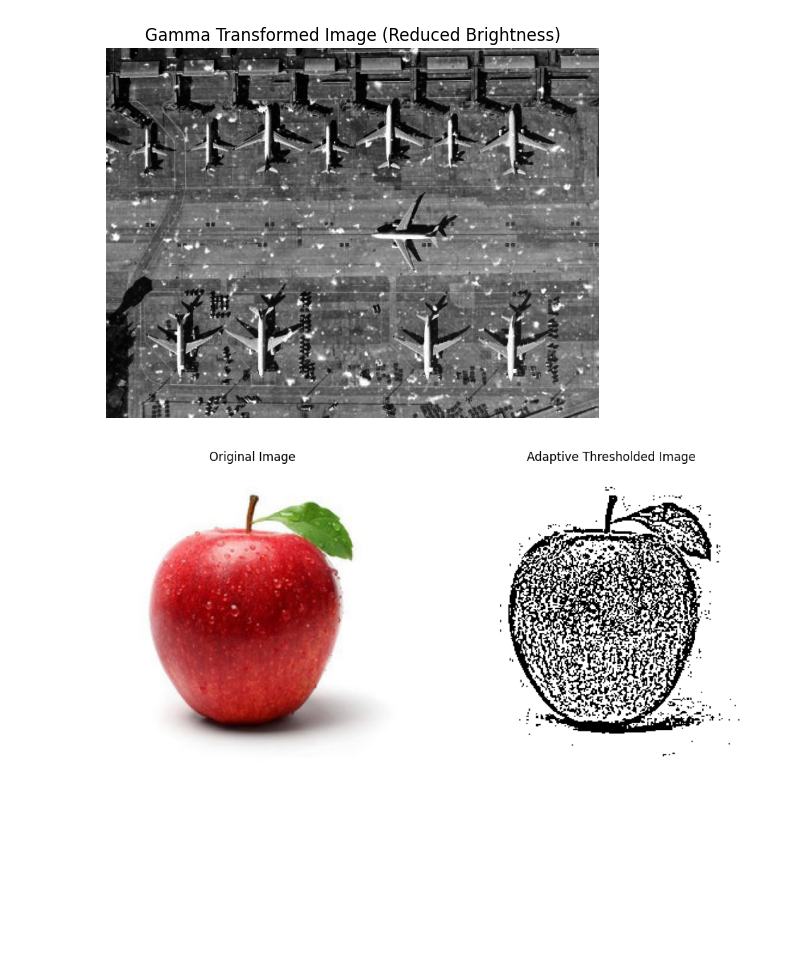
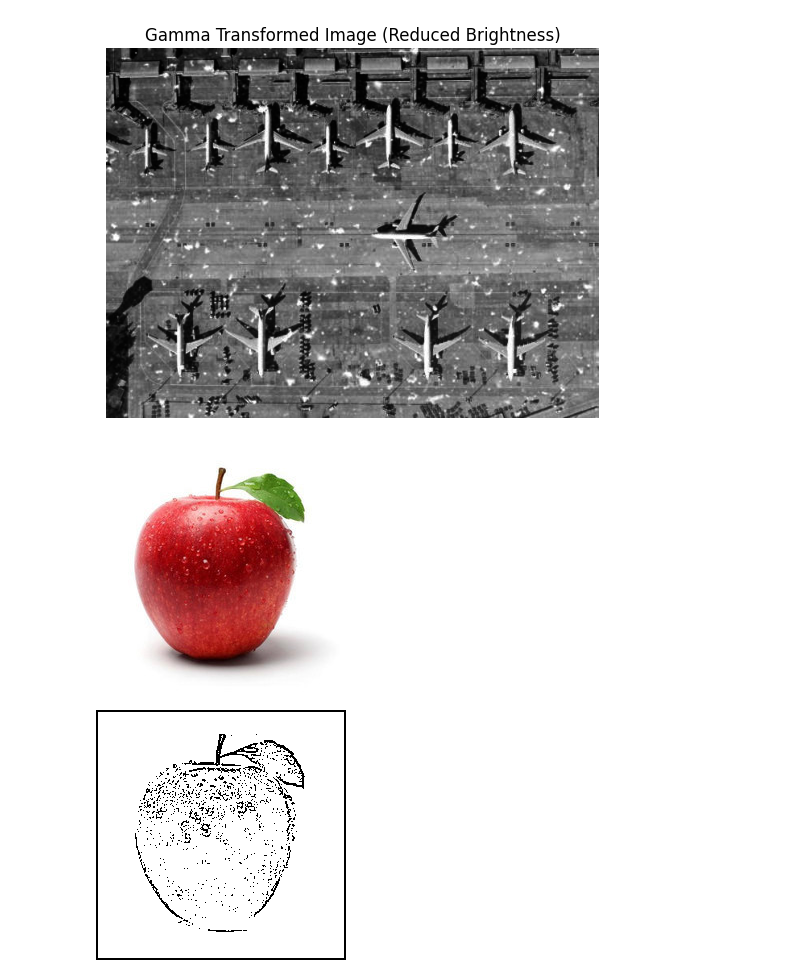
Before and after one commit to Saptak3315/Dip_Lab_Task_2019331515, a Jupyter notebook: Copy_of_DIP_lab_exam_sec[19_20].ipynb, the cells around one changed output. Cells and saved outputs as stored; diff of their text form; code cells hidden in the pictures; blank space fills up the shorter version.

Commit message:
Task 5 completed

```diff
--- a/Copy_of_DIP_lab_exam_sec[19_20].ipynb
+++ b/Copy_of_DIP_lab_exam_sec[19_20].ipynb
@@ -159,24 +159,47 @@ plt.show()
 # %% [output]
 [figure]
 [figure]
-# %%
-import cv2
-import numpy as np
-import matplotlib.pyplot as plt
-img5 = cv2.imread('/content/drive/MyDrive/DIP_Lab_task_05 (1).jpg')
-gray_img5 = cv2.cvtColor(img5, cv2.COLOR_BGR2GRAY)
-adaptive_thresh = cv2.adaptiveThreshold(gray_img5, 255, cv2.ADAPTIVE_THRESH_GAUSSIAN_C,
-                                       cv2.THRESH_BINARY, 11, 2)
-plt.figure(figsize=(12, 6))
-plt.subplot(1, 2, 1)
-plt.imshow(cv2.cvtColor(img5, cv2.COLOR_BGR2RGB))
-plt.axis('off')
-plt.title('Original Image')
-plt.subplot(1, 2, 2)
-plt.imshow(adaptive_thresh, cmap='gray')
-plt.axis('off')
-plt.title('Adaptive Thresholded Image')
-
-plt.show()
-# %% [output]
-[figure, removed]
+# %%
+import numpy as np
+import cv2
+import matplotlib.pyplot as plt
+from google.colab.patches import cv2_imshow
+
+def adaptive_thresholding(pixel_data, width, height, window_size=5, C=10):
+    gray_img = np.array(pixel_data[::3]).reshape((height, width))
+
+    binary_img = np.zeros((height, width), dtype=np.uint8)
+
+    radius = window_size // 2
+
+    for y in range(radius, height - radius):
+        for x in range(radius, width - radius):
+            window = gray_img[y - radius:y + radius + 1, x - radius:x + radius + 1]
+
+            mean_intensity = np.mean(window)
+
+            threshold = mean_intensity - C
+
+            if gray_img[y, x] > threshold:
+                binary_img[y, x] = 255
+            else:
+                binary_img[y, x] = 0
+
+    binary_data = bytearray()
+    for y in range(height):
+        for x in range(width):
+            binary_data.append(binary_img[y, x])
+            binary_data.append(binary_img[y, x])
+            binary_data.append(binary_img[y, x])
+
+    return binary_data
+
+image = cv2.imread('/content/drive/MyDrive/DIP_Lab_task_05 (1).jpg')
+cv2_imshow(image)
+
+segmentated_image = adaptive_thresholding(image.flatten(), image.shape[1], image.shape[0])
+segmentated_image = np.array(segmentated_image).reshape(image.shape)
+cv2_imshow(segmentated_image)
+# %% [output]
+[figure, added]
+[figure, added]
```
